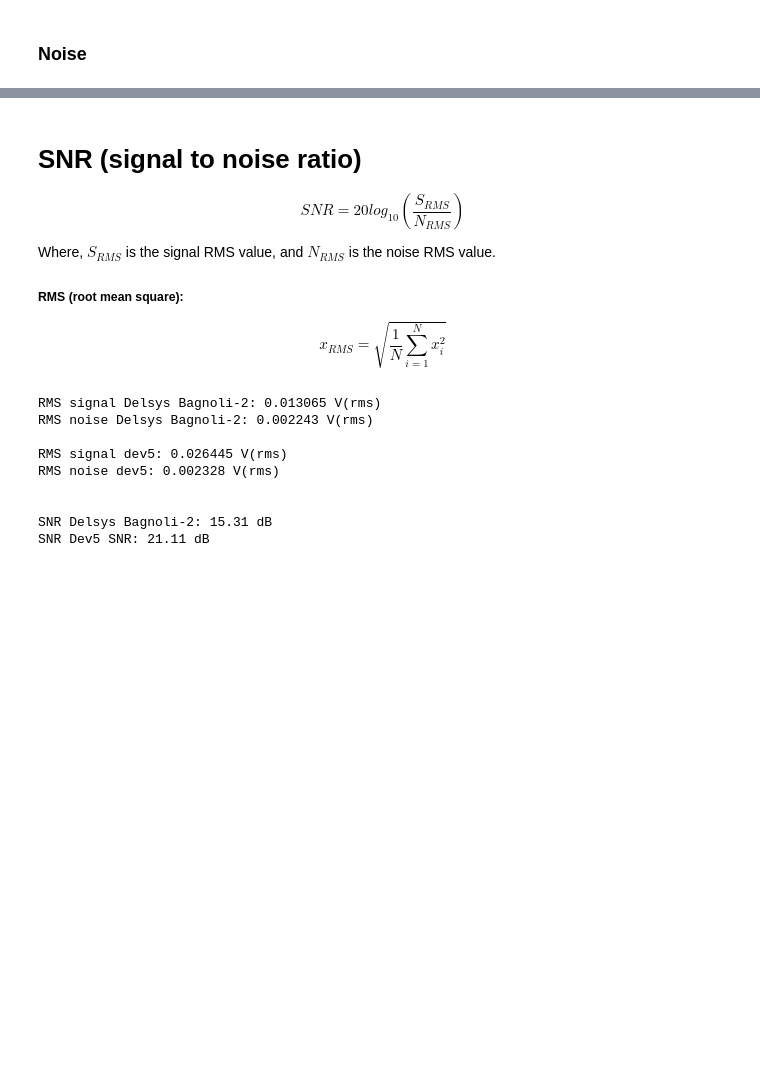
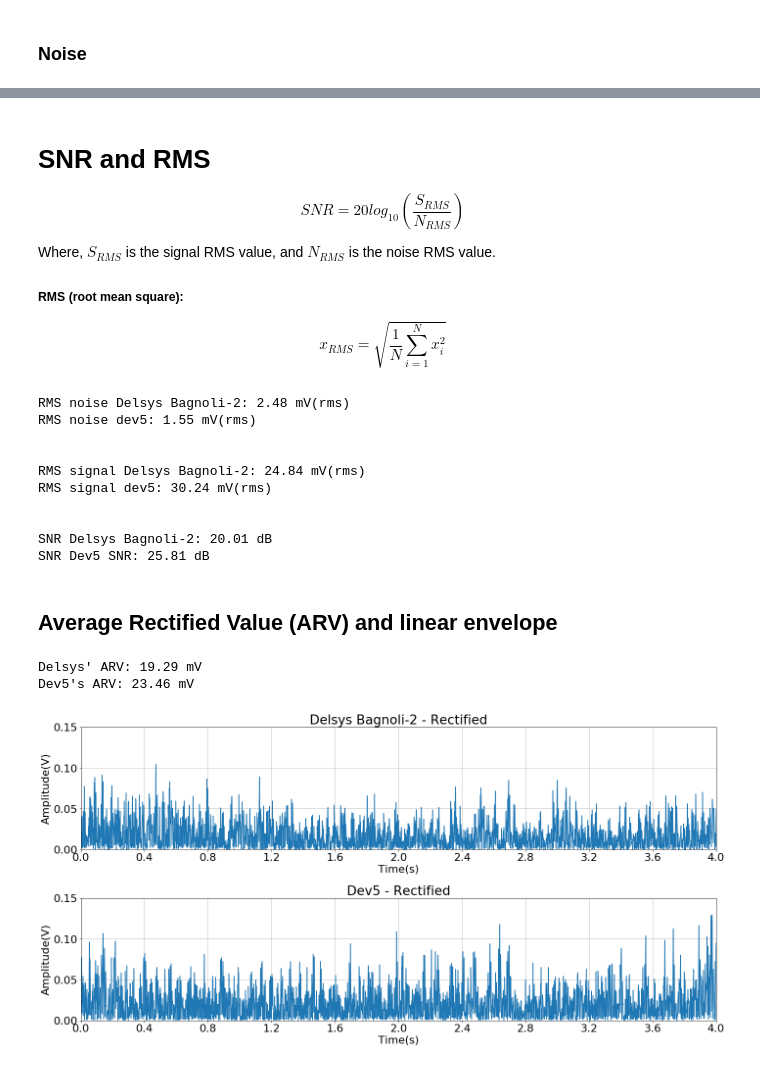
Before and after one commit to ithallojunior/sEMG-device, a Jupyter notebook: comparison/analysis.ipynb, the cells around one changed output, grey strips where cells are left out. Drawn from its saved outputs; the diff is of its cells as text; code cells hidden in the pictures; blank space fills up the shorter version.

```diff
--- a/comparison/analysis.ipynb
+++ b/comparison/analysis.ipynb
@@ -132,5 +164,5 @@ plot_on_frequency(delsys_noise, dev5_noise, '- Noise')
 # %% [markdown]
-# SNR (signal to noise ratio)
+# SNR and RMS
 
 $$
 SNR = 20log_{10}\left(\frac{S_{RMS}}{N_{RMS}}\right)
@@ -156,28 +189,53 @@ def rms(x_array):
 snr = lambda  s, n: 20. * np.log10(s/n)
 # %%
-delsys_rms = rms(delsys)
+delsys_rms = rms(delsys_cropped)
 delsys_noise_rms = rms(delsys_noise)
 
-dev5_rms = rms(dev5)
+dev5_rms = rms(dev5_cropped)
 dev5_noise_rms = rms(dev5_noise)
 
 
-print('RMS signal Delsys Bagnoli-2: %f V(rms)'%delsys_rms)
-print('RMS noise Delsys Bagnoli-2: %f V(rms)'%delsys_noise_rms)
 
-print('\nRMS signal dev5: %f V(rms)'%dev5_rms)
-print('RMS noise dev5: %f V(rms)'%dev5_noise_rms)
+print('RMS noise Delsys Bagnoli-2: %.2f mV(rms)'%(
+    delsys_noise_rms*1000))
+print('RMS noise dev5: %.2f mV(rms)'%(dev5_noise_rms*1000))
+
+print('\n')
+
+print('RMS signal Delsys Bagnoli-2: %.2f mV(rms)'%(delsys_rms*1000))
+print('RMS signal dev5: %.2f mV(rms)'%(dev5_rms*1000))
 
 
-print("\n\nSNR Delsys Bagnoli-2: %.2f dB" % snr(delsys_rms, delsys_noise_rms ))
+print('\n')
+
+print("SNR Delsys Bagnoli-2: %.2f dB" % snr(
+    delsys_rms, delsys_noise_rms ))
 print("SNR Dev5 SNR: %.2f dB" % snr(dev5_rms, dev5_noise_rms))
 # %% [output]
-RMS signal Delsys Bagnoli-2: 0.013065 V(rms)
-RMS noise Delsys Bagnoli-2: 0.002243 V(rms)
-
-RMS signal dev5: 0.026445 V(rms)
-RMS noise dev5: 0.002328 V(rms)
+RMS noise Delsys Bagnoli-2: 2.48 mV(rms)
+RMS noise dev5: 1.55 mV(rms)
 
 
-SNR Delsys Bagnoli-2: 15.31 dB
-SNR Dev5 SNR: 21.11 dB
+RMS signal Delsys Bagnoli-2: 24.84 mV(rms)
+RMS signal dev5: 30.24 mV(rms)
+
+
+SNR Delsys Bagnoli-2: 20.01 dB
+SNR Dev5 SNR: 25.81 dB
+# %% [markdown]
+## Average Rectified Value (ARV) and linear envelope
+# %%
+delsys_rectified = np.abs(delsys_cropped)
+dev5_rectified = np.abs(dev5_cropped)
+
+
+print("Delsys' ARV: %.2f mV"%(delsys_rectified.mean() *1000))
+print("Dev5's ARV: %.2f mV"%(dev5_rectified.mean() *1000))
+# %% [output]
+Delsys' ARV: 19.29 mV
+Dev5's ARV: 23.46 mV
+# %%
+plot_on_time(delsys_rectified, dev5_rectified,
+             text='- Rectified', y_range=(0, 0.15))
+# %% [output]
+[figure, added]
```
Also changed, not shown: parts of 27 cells of this notebook, 16 other files.
